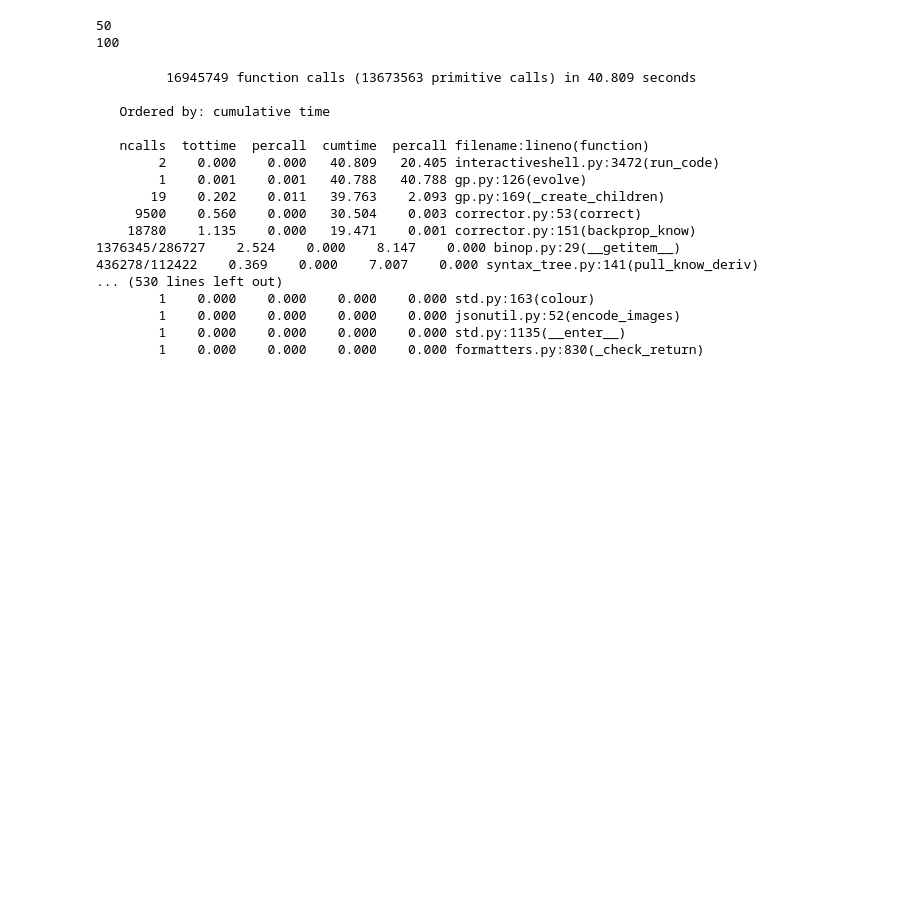
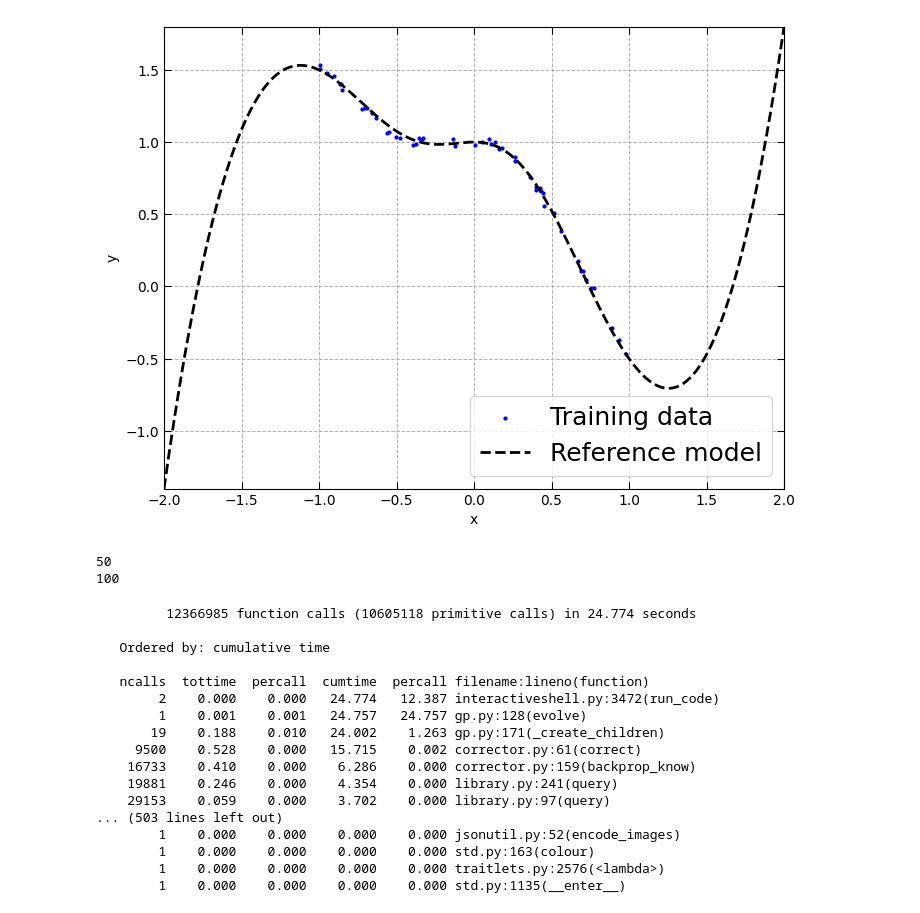
Before and after one commit to AgostinoRizzo/genpro, a Jupyter notebook: notebooks/gp.ipynb, the cells around one changed output. Cells and saved outputs as stored; diff of their text form; code cells hidden in the pictures; blank space fills up the shorter version.

```diff
--- a/notebooks/gp.ipynb
+++ b/notebooks/gp.ipynb
@@ -26,7 +26,7 @@ import randstate
 # %%
 SAMPLE_SIZE = 150 #50
 TRAIN_SIZE  = 1.0/3.0 #0.7
-NOISE       = 0.2
+NOISE       = 0.05
 MESH_SIZE   = 100
 TEST_MESH_SIZE   = 200
 
@@ -48,32 +48,36 @@ RANDSTATE = 1245
 # %%
 randstate.setstate(RANDSTATE)
 
-#S = dataset_misc1d.MagmanDatasetScaled()
+#S = dataset_misc1d.MagmanDataset()
+#S = dataset_misc1d.Nguyen7()
+#S = dataset_misc1d.R1()
+S = dataset_misc1d.R2()
 #S = dataset_misc2d.Resistance2()
 #S = dataset_misc3d.Resistance3()
 #S = dataset_misc1d.ABSDataset()
 #S = dataset_misc3d.Gravity()
 #S = dataset_feynman2d.FeynmanICh6Eq20()
 #S = dataset_feynman1d.FeynmanIICh27Eq16()
 #S = dataset_feynman1d.FeynmanIICh27Eq16()
 #S = dataset_physics.RocketFuelFlow()
-S = dataset_physics.AircraftLift()
+#S = dataset_physics.AircraftLift()
 #S = dataset_misc2d.Pagie1()
 #S = dataset_miscnd.WavePower()
 #S = dataset_feynmannd.FeynmanIICh6Eq15a()
 
 S.sample(size=SAMPLE_SIZE, noise=NOISE, mesh=False)
 #S.load('../data/magman.csv')
 
 S.split(train_size=TRAIN_SIZE)
-#S.get_plotter().plot(width=8, height=6, plot_knowldege=False)
+S.get_plotter().plot(width=8, height=6, plot_knowldege=False)
 
 S_train = dataset.NumpyDataset(S)
 S_test  = dataset.NumpyDataset(S, test=True)
 
 print(S_train.y.size)
 print(S_test.y.size)
 # %% [output]
+[figure, added]
 50
 100
 # %%
@@ -94,7 +98,7 @@ multiMutator = gp_mutator.MultiMutator(
 
 mesh           = space.MeshSpace(S_train, S.knowledge, MESH_SIZE)
 know_evaluator = gp_evaluator.KnowledgeEvaluator(S.knowledge, mesh)
-data_evaluator = gp_evaluator.NMSEEvaluator(S_train, linscale=False)
+data_evaluator = gp_evaluator.NMSEEvaluator(S_train, linscaler=None)
 evaluator      = gp_evaluator.LayeredEvaluator(know_evaluator, data_evaluator, know_pressure=0.0)
 
 selector  = gp_selector.TournamentSelector(GROUP_SIZE)
@@ -124,23 +128,23 @@ with tqdm(total=symb_regressor.ngen-1) as pbar:
 profiling.disable()
 profiling.print_stats()
 # %% [output]
-         16945749 function calls (13673563 primitive calls) in 40.809 seconds
+         12366985 function calls (10605118 primitive calls) in 24.774 seconds
 
    Ordered by: cumulative time
 
    ncalls  tottime  percall  cumtime  percall filename:lineno(function)
-        2    0.000    0.000   40.809   20.405 interactiveshell.py:3472(run_code)
-        1    0.001    0.001   40.788   40.788 gp.py:126(evolve)
-       19    0.202    0.011   39.763    2.093 gp.py:169(_create_children)
-     9500    0.560    0.000   30.504    0.003 corrector.py:53(correct)
-    18780    1.135    0.000   19.471    0.001 corrector.py:151(backprop_know)
-1376345/286727    2.524    0.000    8.147    0.000 binop.py:29(__getitem__)
-436278/112422    0.369    0.000    7.007    0.000 syntax_tree.py:141(pull_know_deriv)
-... (530 lines left out)
+        2    0.000    0.000   24.774   12.387 interactiveshell.py:3472(run_code)
+        1    0.001    0.001   24.757   24.757 gp.py:128(evolve)
+       19    0.188    0.010   24.002    1.263 gp.py:171(_create_children)
+     9500    0.528    0.000   15.715    0.002 corrector.py:61(correct)
+    16733    0.410    0.000    6.286    0.000 corrector.py:159(backprop_know)
+    19881    0.246    0.000    4.354    0.000 library.py:241(query)
+    29153    0.059    0.000    3.702    0.000 library.py:97(query)
+... (503 lines left out)
+        1    0.000    0.000    0.000    0.000 jsonutil.py:52(encode_images)
         1    0.000    0.000    0.000    0.000 std.py:163(colour)
-        1    0.000    0.000    0.000    0.000 jsonutil.py:52(encode_images)
+        1    0.000    0.000    0.000    0.000 traitlets.py:2576(<lambda>)
         1    0.000    0.000    0.000    0.000 std.py:1135(__enter__)
-        1    0.000    0.000    0.000    0.000 formatters.py:830(_check_return)
 # %%
 test_data_evaluator = gp_evaluator.NMSEEvaluator(S_test)
 best_stree.clear_output()
```
Also changed, not shown: parts of 5 cells of this notebook, 3 other files.
